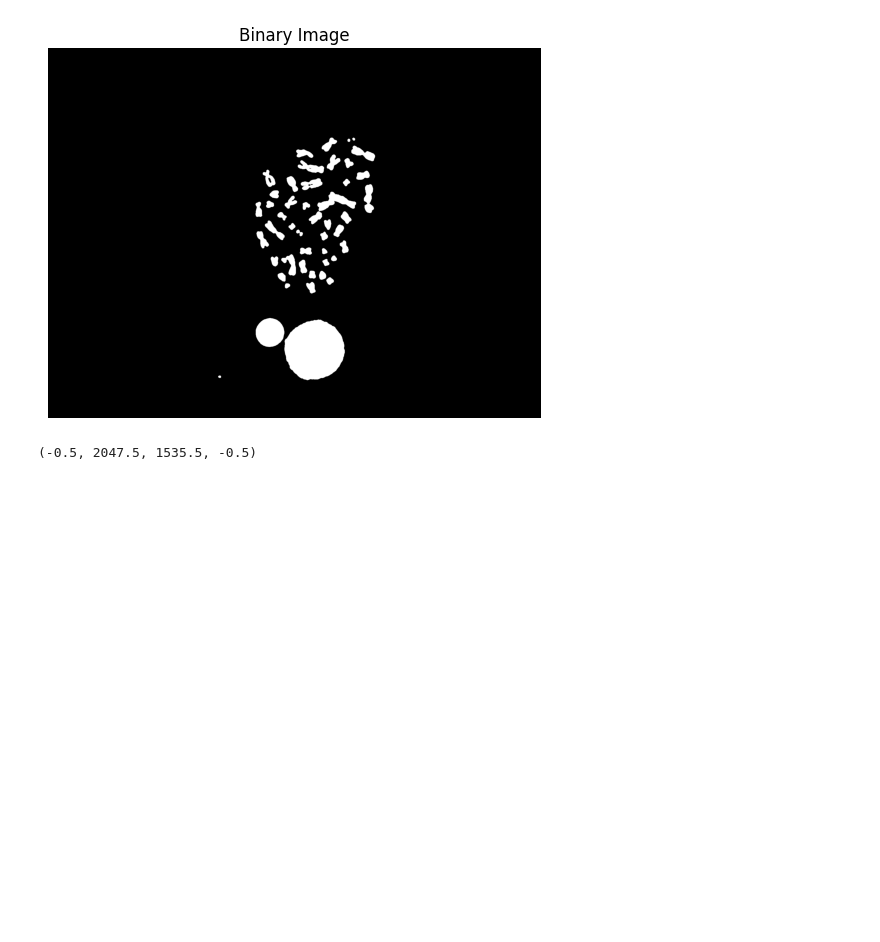
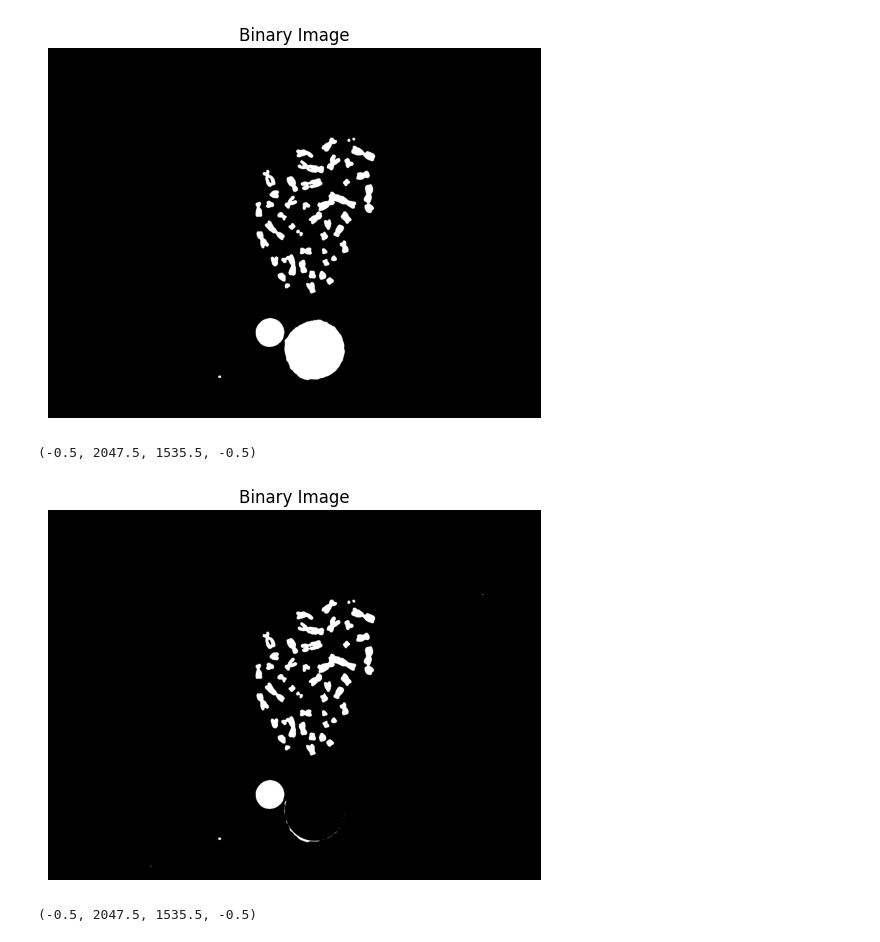
Before and after one commit to HyanBatista/chromosome-counter, a Jupyter notebook: notebooks/preprocessing.ipynb, the cells around one changed output. Saved outputs shown, nothing was run; the diff lists cells and outputs as text; code cells hidden in the pictures; blank space fills up the shorter version.

```diff
--- a/notebooks/preprocessing.ipynb
+++ b/notebooks/preprocessing.ipynb
@@ -63,6 +63,31 @@ plt.axis('off')
 # %% [output]
 (-0.5, 2047.5, 1535.5, -0.5)
 [figure]
+# %%
+image = cv.imread(IMAGE)
+gray = cv.cvtColor(image, cv.COLOR_BGR2GRAY)
+# circles = cv.HoughCircles(
+#     gray, cv.HOUGH_GRADIENT, dp=1, minDist=2000, param1=50, param2=28, minRadius=100, maxRadius=200
+# )
+circles = cv.HoughCircles(
+    gray, cv.HOUGH_GRADIENT, dp=1, minDist=2000, param1=50, param2=28, minRadius=100, maxRadius=200
+)
+
+if circles is not None:
+    circles = np.uint16(np.around(circles))
+    for circle in circles[0, :]:
+        center = (circle[0], circle[1])
+        radius = circle[2]
+
+        # Draw a filled circle over the circular object to remove it
+        cv.circle(binary_image, center, radius, (0, 0, 0), -1)
+
+plt.imshow(binary_image, cmap='gray')
+plt.title('Binary Image')
+plt.axis('off')
+# %% [output]
+(-0.5, 2047.5, 1535.5, -0.5)
+[figure, added]
 # %%
 inverted_image = 255 - binary_image
 
```
Also changed, not shown: parts of 1 cell of this notebook, 2 other files.
